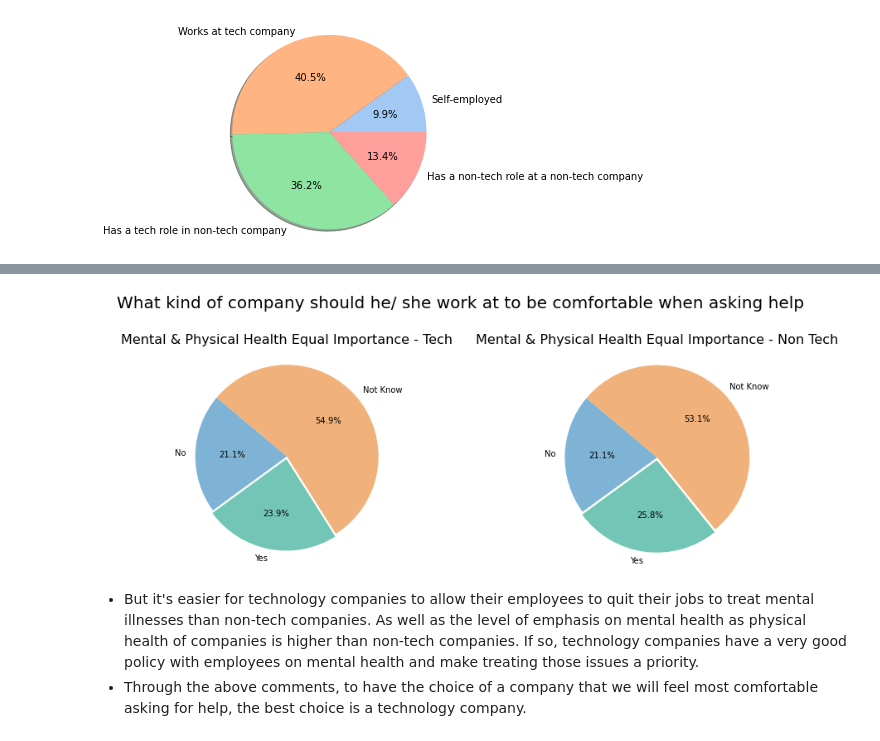
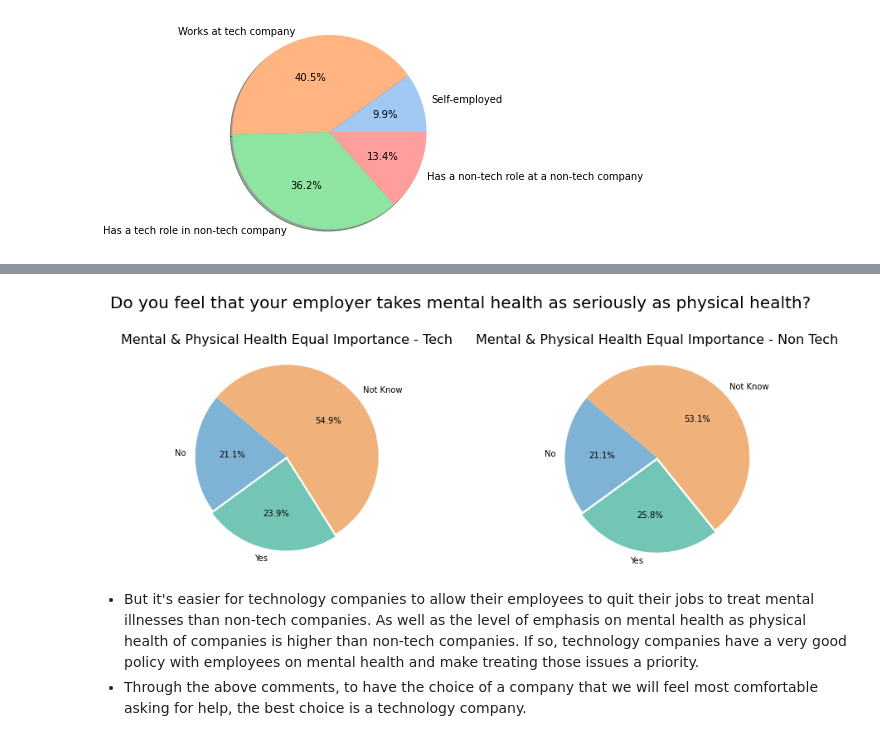
Before and after one commit to HMy2912/P4DS-FinalProj, a Jupyter notebook: Final Project.ipynb, the cells around one changed output, grey strips where cells are left out. Cells and saved outputs as stored; diff of their text form; code cells hidden in the pictures.

```diff
--- a/Final Project.ipynb
+++ b/Final Project.ipynb
@@ -479,25 +481,25 @@ def get_sizes_4(data):
 # %%
 fig, ax = plt.subplots(figsize = (16, 10), ncols=2, nrows=2)
 plt.subplots_adjust(left=0.125, right=0.9, bottom=0.1, top = 0.9, wspace=0, hspace = 0.3)
-plt.suptitle('What kind of company should he/ she work at to be comfortable when asking help', fontsize = 20, y = 1)
+plt.suptitle('Do you feel that your employer takes mental health as seriously as physical health?', fontsize = 20, y = 1)
 
 labels = 'No', 'Yes', 'Not Know'
 colors = ['#7FB3D5', '#73C6B6', '#F0B27A']
 explode = (0, 0.03, 0)
 
 ax[0][0].pie(get_sizes_4(data_tech), explode=explode, labels=labels
              , colors=colors, autopct='%1.1f%%', shadow=False, startangle=140)
 ax[0][0].axis('equal')
 ax[0][0].set_title('Mental & Physical Health Equal Importance - Tech', pad = 14, fontsize = 16)
 
 ax[0][1].pie(get_sizes_4(data_non_tech), explode=explode, labels=labels
              , colors=colors, autopct='%1.1f%%', shadow=False, startangle=140)
 ax[0][1].axis('equal')
 ax[0][1].set_title('Mental & Physical Health Equal Importance - Non Tech', pad = 14, fontsize = 16)
 fig.delaxes(ax[1][0])
 fig.delaxes(ax[1][1])
 # %% [output]
-[figure, old version]
+[figure, new version]
 # %% [markdown]
 
 - But it's easier for technology companies to allow their employees to quit their jobs to treat mental illnesses than non-tech companies. As well as the level of emphasis on mental health as physical health of companies is higher than non-tech companies. If so, technology companies have a very good policy with employees on mental health and make treating those issues a priority.
```
Also changed, not shown: parts of 7 cells of this notebook.
